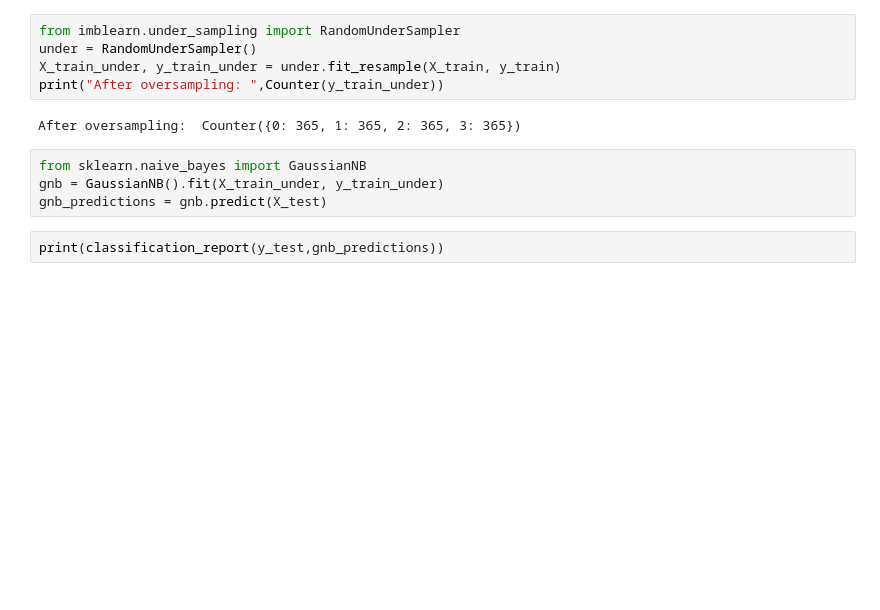
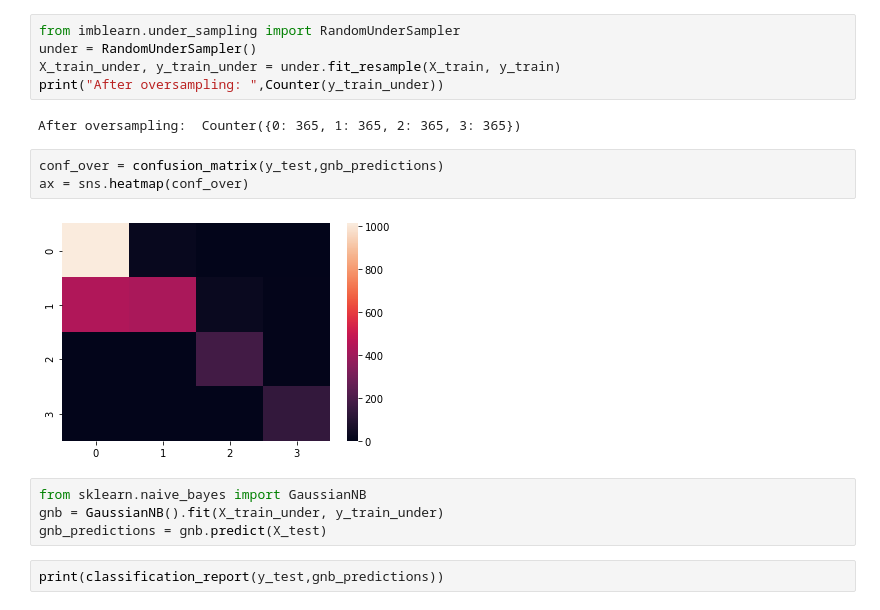
Before and after one commit to agung67/MyPortfolio, a Jupyter notebook: Twitter Classification/model.ipynb, the cells around one changed output. Drawn from its saved outputs; the diff is of its cells as text; blank space fills up the shorter version.

```diff
--- a/Twitter Classification/model.ipynb
+++ b/Twitter Classification/model.ipynb
@@ -181,6 +186,11 @@ X_train_under, y_train_under = under.fit_resample(X_train, y_train)
 print("After oversampling: ",Counter(y_train_under))
 # %% [output]
 After oversampling:  Counter({0: 365, 1: 365, 2: 365, 3: 365})
+# %%
+conf_over = confusion_matrix(y_test,gnb_predictions)
+ax = sns.heatmap(conf_over)
+# %% [output]
+[figure, added]
 # %%
 from sklearn.naive_bayes import GaussianNB
 gnb = GaussianNB().fit(X_train_under, y_train_under)
```
Also changed, not shown: parts of 5 cells of this notebook.
